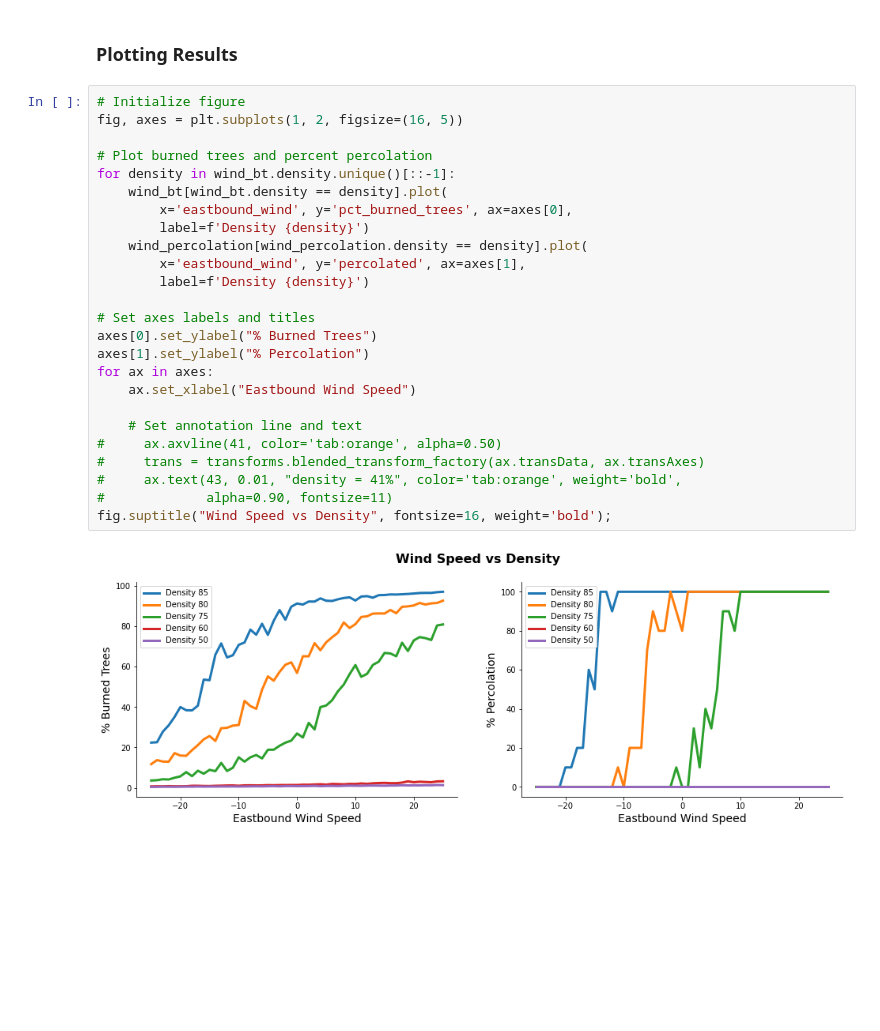
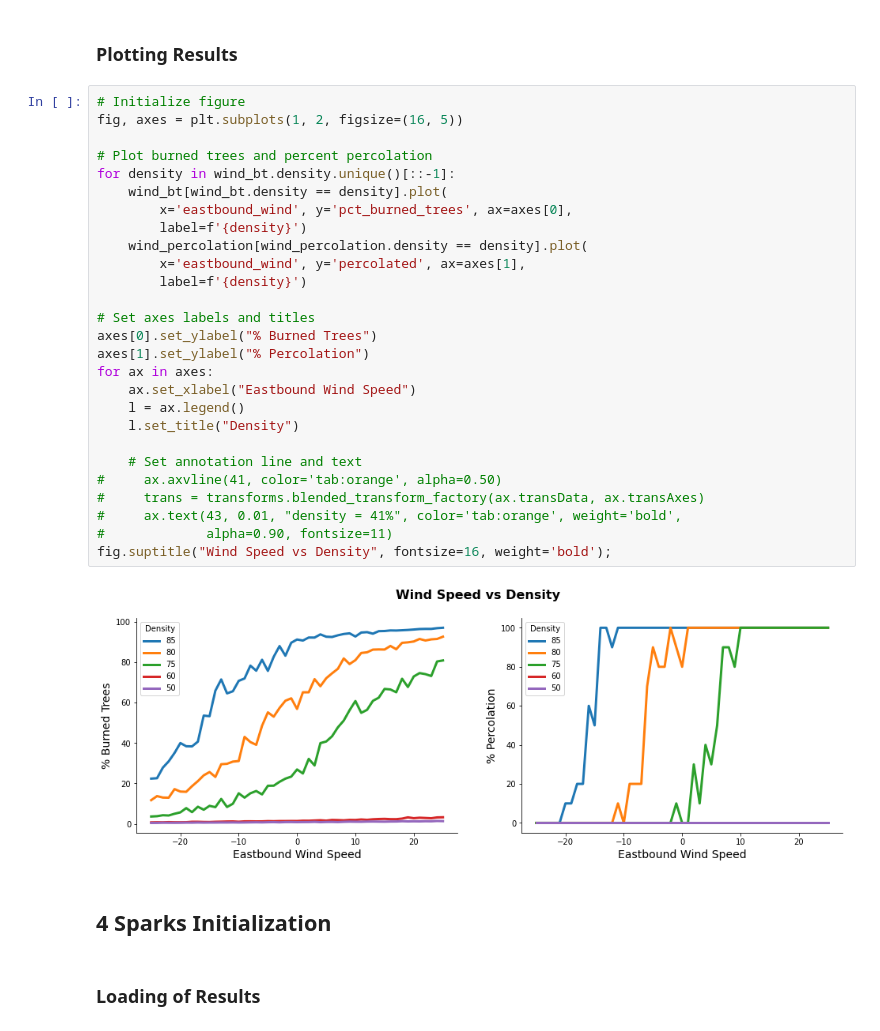
Before and after one commit to leolorenzoii/percolation_diffusion, a Jupyter notebook: notebooks/03_Fire_Model_Extensions.ipynb, the cells around one changed output. Saved outputs shown, nothing was run; the diff lists cells and outputs as text; blank space fills up the shorter version.

```diff
--- a/notebooks/03_Fire_Model_Extensions.ipynb
+++ b/notebooks/03_Fire_Model_Extensions.ipynb
@@ -136,27 +136,33 @@ wind_bt
 # %%
 # Initialize figure
 fig, axes = plt.subplots(1, 2, figsize=(16, 5))
 
 # Plot burned trees and percent percolation
 for density in wind_bt.density.unique()[::-1]:
     wind_bt[wind_bt.density == density].plot(
         x='eastbound_wind', y='pct_burned_trees', ax=axes[0],
-        label=f'Density {density}')
+        label=f'{density}')
     wind_percolation[wind_percolation.density == density].plot(
         x='eastbound_wind', y='percolated', ax=axes[1],
-        label=f'Density {density}')
+        label=f'{density}')
 
 # Set axes labels and titles
 axes[0].set_ylabel("% Burned Trees")
 axes[1].set_ylabel("% Percolation")
 for ax in axes:
     ax.set_xlabel("Eastbound Wind Speed")
+    l = ax.legend()
+    l.set_title("Density")
 
     # Set annotation line and text
 #     ax.axvline(41, color='tab:orange', alpha=0.50)
 #     trans = transforms.blended_transform_factory(ax.transData, ax.transAxes)
 #     ax.text(43, 0.01, "density = 41%", color='tab:orange', weight='bold',
 #             alpha=0.90, fontsize=11)
 fig.suptitle("Wind Speed vs Density", fontsize=16, weight='bold');
 # %% [output]
-[figure, old version]
+[figure, new version]
+# %% [markdown]
+## 4 Sparks Initialization
+# %% [markdown]
+### Loading of Results
```
Also changed, not shown: parts of 5 cells of this notebook.
